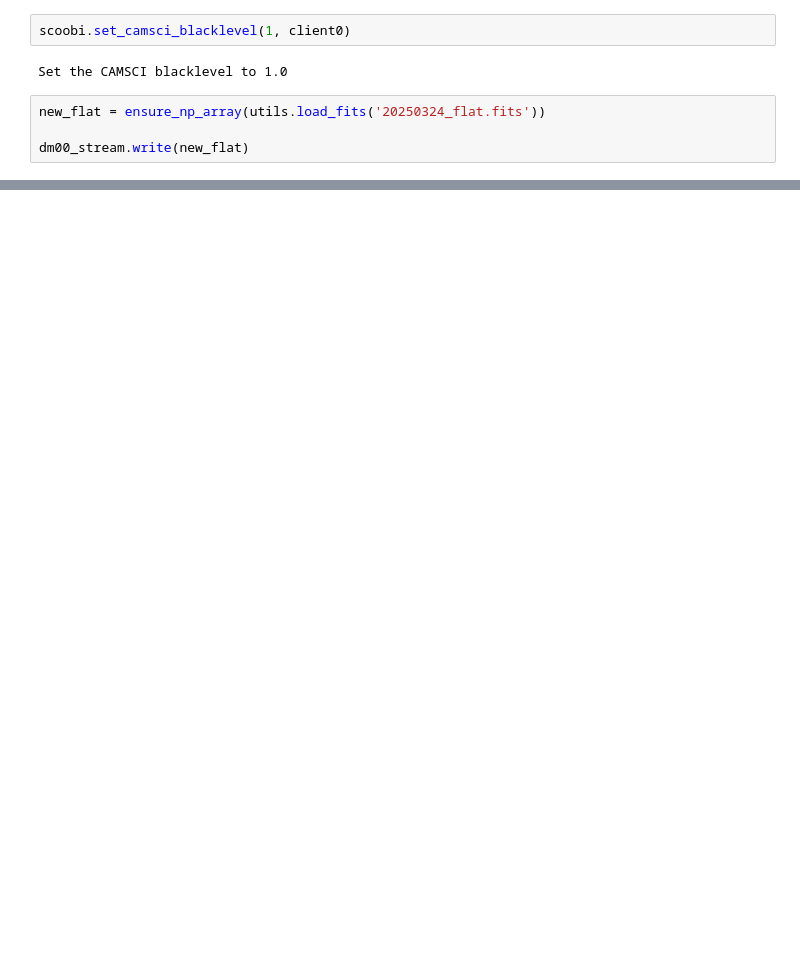
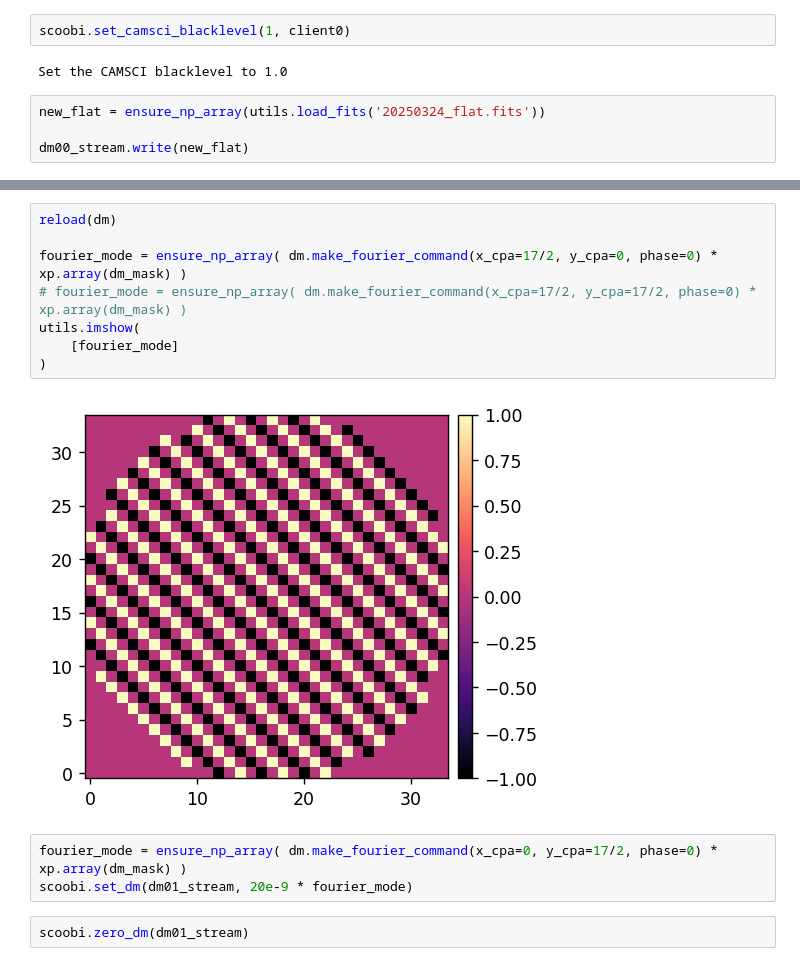
Before and after one commit to kian1377/scoob-llowfsc, a Jupyter notebook: exp-notebooks/khsacjbbkhjas.ipynb, the cells around one changed output, grey strips where cells are left out. Saved outputs shown, nothing was run; the diff lists cells and outputs as text; blank space fills up the shorter version.

```diff
--- a/exp-notebooks/khsacjbbkhjas.ipynb
+++ b/exp-notebooks/khsacjbbkhjas.ipynb
@@ -140,0 +177,15 @@ dm_fdpr_stream.write(flat_update)
+# %%
+reload(dm)
+
+fourier_mode = ensure_np_array( dm.make_fourier_command(x_cpa=17/2, y_cpa=0, phase=0) * xp.array(dm_mask) )
+# fourier_mode = ensure_np_array( dm.make_fourier_command(x_cpa=17/2, y_cpa=17/2, phase=0) * xp.array(dm_mask) )
+utils.imshow(
+    [fourier_mode]
+)
+# %% [output]
+[figure, added]
+# %%
+fourier_mode = ensure_np_array( dm.make_fourier_command(x_cpa=0, y_cpa=17/2, phase=0) * xp.array(dm_mask) )
+scoobi.set_dm(dm01_stream, 20e-9 * fourier_mode)
+# %%
+scoobi.zero_dm(dm01_stream)
```
Also changed, not shown: parts of 25 cells of this notebook, 3 other files.
